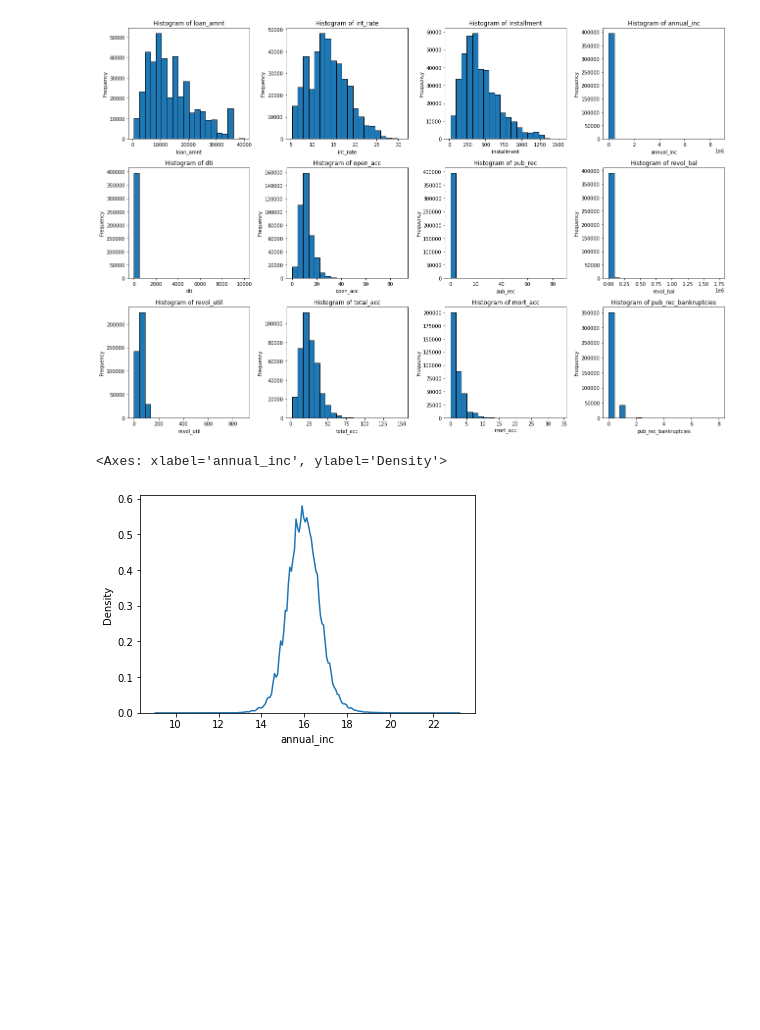
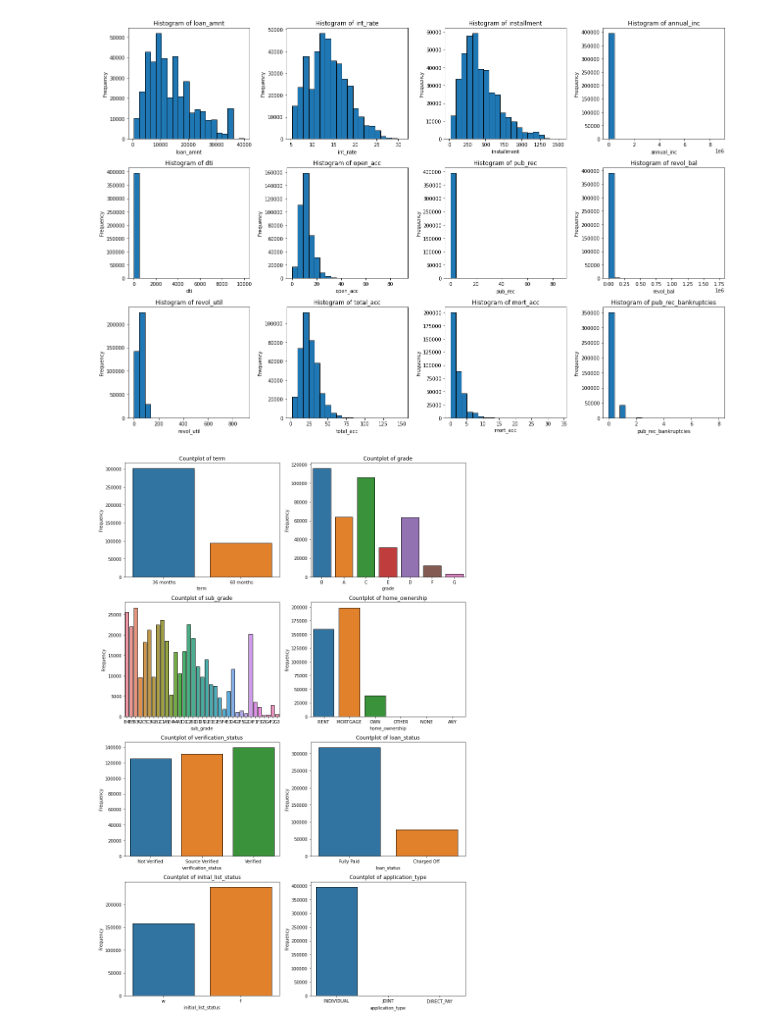
Before and after one commit to atomikkus/logistic_regression_loan, a Jupyter notebook: loan_tap.ipynb, the cells around one changed output. Drawn from its saved outputs; the diff is of its cells as text; code cells hidden in the pictures; blank space fills up the shorter version.

```diff
--- a/loan_tap.ipynb
+++ b/loan_tap.ipynb
@@ -74,11 +78,7 @@ numerical_columns = [
 ]
 
 categorical_columns = [
-    'term', 'grade', 'sub_grade', 'emp_title', 'emp_length',
-    'home_ownership', 'verification_status', 'issue_d', 'loan_status',
-    'purpose', 'title', 'earliest_cr_line', 'initial_list_status',
+    'term', 'grade', 'sub_grade',
+    'home_ownership', 'verification_status', 'loan_status', 'initial_list_status',
     'application_type'
 ]
-# %%
-for i in categorical_columns:
-    print(df[i].value_counts())
@@ -119,8 +100,22 @@ plt.tight_layout()
 plt.show()
 # %% [output]
 [figure]
-# %%
-sns.kdeplot(np.log2(df['annual_inc']))
-# %% [output]
-<Axes: xlabel='annual_inc', ylabel='Density'>
-[figure, removed]
+# %%
+## Categorical Columns EDA
+
+fig, axs = plt.subplots(4, 2, figsize=(12, 18))
+
+# Flatten the axis array for easy iteration
+axs = axs.flatten()
+
+# Plot countplot for each categorical variable
+for i, column in enumerate(categorical_columns):
+    sns.countplot(x=df[column], ax=axs[i], edgecolor='black')
+    axs[i].set_title(f'Countplot of {column}')
+    axs[i].set_xlabel(column)
+    axs[i].set_ylabel('Frequency')
+
+plt.tight_layout()
+plt.show()
+# %% [output]
+[figure, added]
```
Also changed, not shown: parts of 5 cells of this notebook.
